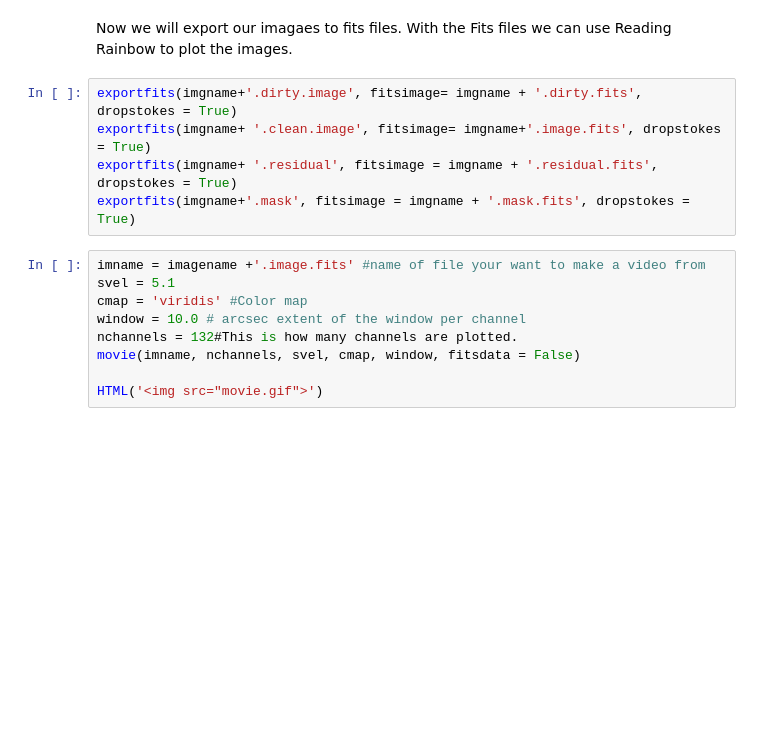
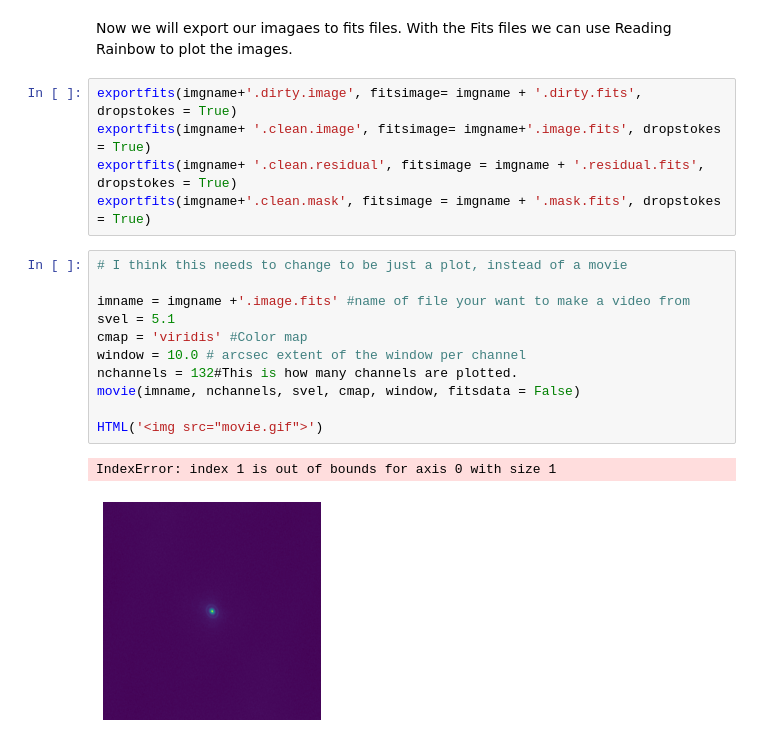
Before and after one commit to cat4rcc/CASA_Guide, a Jupyter notebook: 3_GuideCleanCont.ipynb, the cells around one changed output. Drawn from its saved outputs; the diff is of its cells as text; blank space fills up the shorter version.

```diff
--- a/3_GuideCleanCont.ipynb
+++ b/3_GuideCleanCont.ipynb
@@ -171,15 +182,20 @@ Now we will export our imagaes to fits files. With the Fits files we can use Rea
 # %%
 exportfits(imgname+'.dirty.image', fitsimage= imgname + '.dirty.fits', dropstokes = True)
 exportfits(imgname+ '.clean.image', fitsimage= imgname+'.image.fits', dropstokes = True)
-exportfits(imgname+ '.residual', fitsimage = imgname + '.residual.fits', dropstokes = True)
-exportfits(imgname+'.mask', fitsimage = imgname + '.mask.fits', dropstokes = True)
+exportfits(imgname+ '.clean.residual', fitsimage = imgname + '.residual.fits', dropstokes = True)
+exportfits(imgname+'.clean.mask', fitsimage = imgname + '.mask.fits', dropstokes = True)
 # %%
-imname = imagename +'.image.fits' #name of file your want to make a video from
+# I think this needs to change to be just a plot, instead of a movie
+
+imname = imgname +'.image.fits' #name of file your want to make a video from
 svel = 5.1
 cmap = 'viridis' #Color map
 window = 10.0 # arcsec extent of the window per channel
 nchannels = 132#This is how many channels are plotted.
 movie(imname, nchannels, svel, cmap, window, fitsdata = False)
 
 HTML('<img src="movie.gif">')
+# %% [output]
+IndexError: index 1 is out of bounds for axis 0 with size 1
+[figure, added]
 # %%
```
Also changed, not shown: parts of 8 cells of this notebook.
